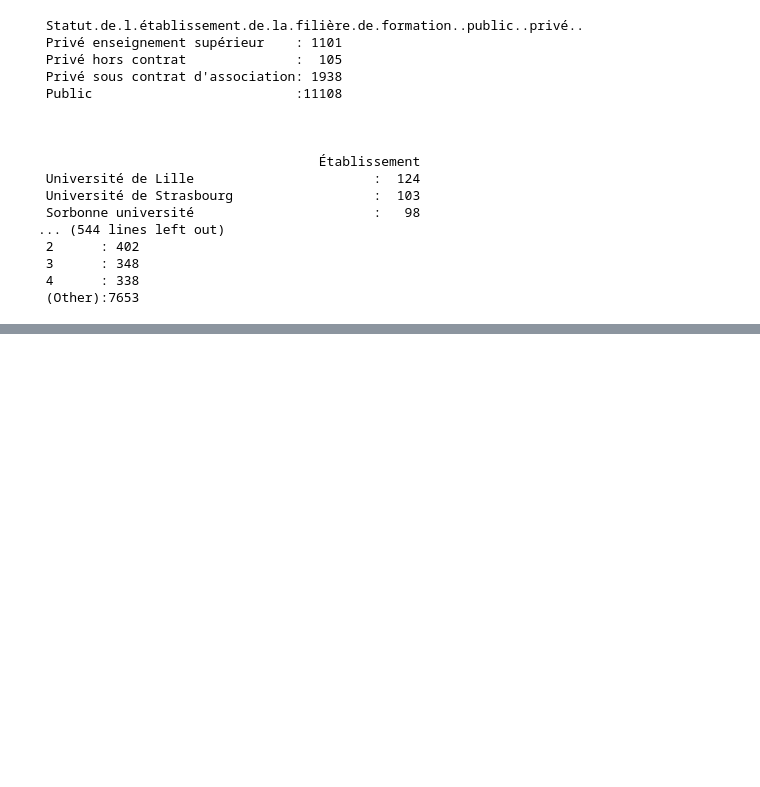
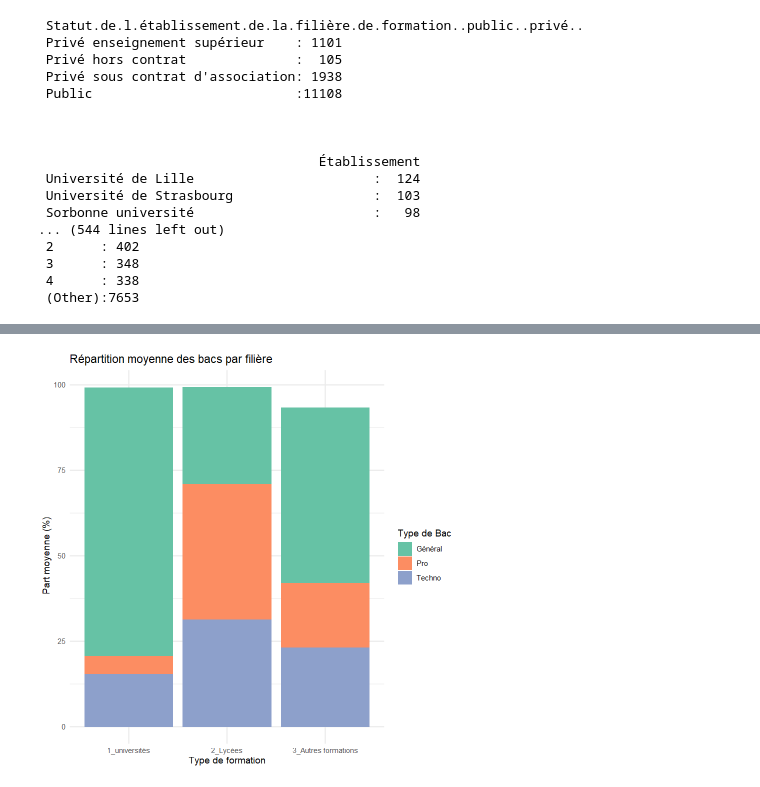
Before and after one commit to corentinbrand/Projet_analyse_de_donnees, a Jupyter notebook: brouillon.ipynb, the cells around one changed output, grey strips where cells are left out. Saved outputs shown, nothing was run; the diff lists cells and outputs as text; code cells hidden in the pictures; blank space fills up the shorter version.

```diff
--- a/brouillon.ipynb
+++ b/brouillon.ipynb
@@ -234,0 +263,19 @@ summary(data)
+# %%
+library(tidyr)
+
+# On prépare les données pour ggplot (format "long")
+df_proportions <- data %>%
+  group_by(tri) %>%
+  summarise(Général = mean(X..d.admis.néo.bacheliers.généraux, na.rm = TRUE),
+            Techno = mean(X..d.admis.néo.bacheliers.technologiques, na.rm = TRUE),
+            Pro = mean(X..d.admis.néo.bacheliers.professionnels, na.rm = TRUE)) %>%
+  pivot_longer(cols = c(Général, Techno, Pro), names_to = "Type_Bac", values_to = "Proportion")
+
+ggplot(df_proportions, aes(x = tri, y = Proportion, fill = Type_Bac)) +
+  geom_bar(stat = "identity") +
+  scale_fill_brewer(palette = "Set2") +
+  theme_minimal() +
+  labs(title = "Répartition moyenne des bacs par filière",
+       x = "Type de formation", y = "Part moyenne (%)", fill = "Type de Bac")
+# %% [output]
+[figure, added]
```
Also changed, not shown: parts of 6 cells of this notebook.
